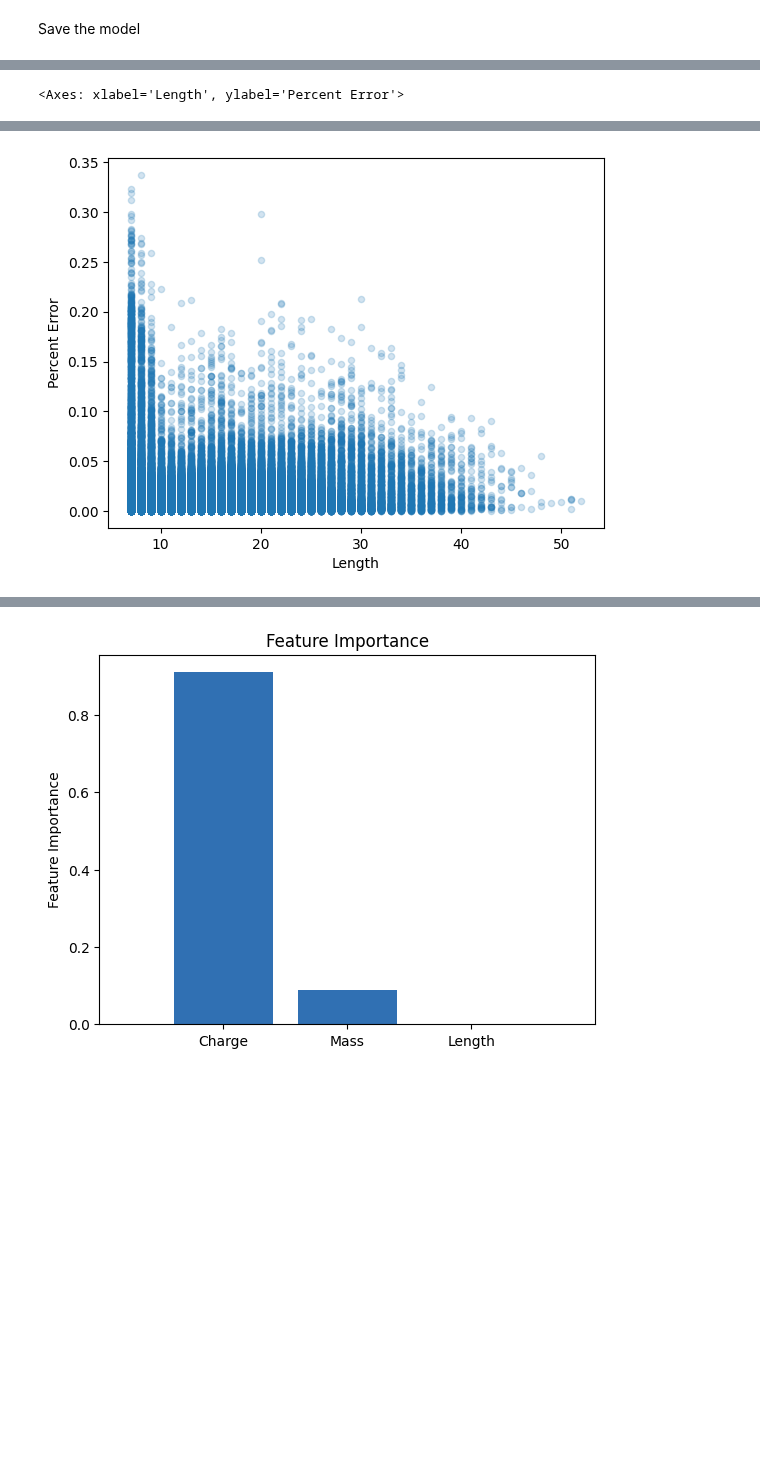
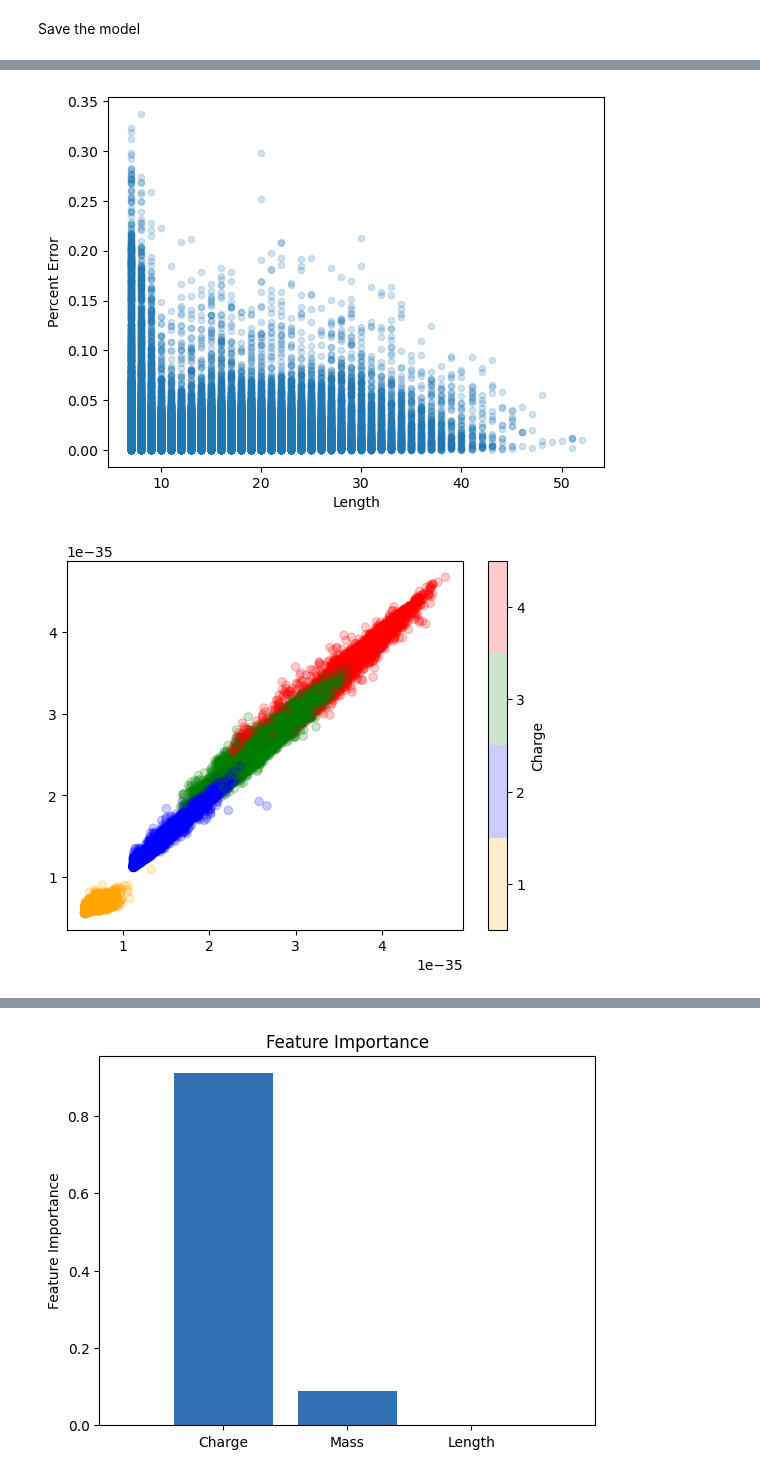
Before and after one commit to IngiumDev/ion-mobility-prediction, a Jupyter notebook: models/random_forest/Random_Forest_alpha_0.1.ipynb, the cells around one changed output, grey strips where cells are left out. Saved outputs shown, nothing was run; the diff lists cells and outputs as text; code cells hidden in the pictures; blank space fills up the shorter version.

Commit message:
Added seperated by charge graph

```diff
--- a/models/random_forest/Random_Forest_alpha_0.1.ipynb
+++ b/models/random_forest/Random_Forest_alpha_0.1.ipynb
@@ -212,7 +198,7 @@ mb_clean_frame['Predicted CCS'] = final_model.predict(X)
 # Reverse the z-score transformation
 mb_clean_frame['Predicted CCS'] = mb_clean_frame['Predicted CCS'] * ccs_std + ccs_mean
 # %%
-# Create a scatter plot of the error between the predicted and actual CCS values by sequence length. X = Experimental CCS, Y = Predicted CCS, Color = Sequence Length, Colormap = cool, alpha = 0.01
+
 mb_clean_frame.plot.scatter(
     x='CCS',
     y='Predicted CCS',
@@ -242,4 +228,26 @@ mb_clean_frame.plot.scatter(
     vmin=mb_clean_frame['Length'].min(),
     vmax=mb_clean_frame['Length'].max()
 )
+
+
+boundaries = [0.5, 1.5, 2.5, 3.5, 4.5]
+cmap = mcolors.ListedColormap(['orange', 'blue', 'green', 'red'])
+
+norm = BoundaryNorm(boundaries, cmap.N, clip=True)
+
+fig, ax = plt.subplots()
+
+scatter = ax.scatter(
+    x=mb_clean_frame['CCS'],
+    y=mb_clean_frame['Predicted CCS'],
+    c=mb_clean_frame['Charge'],
+    cmap=cmap,
+    norm=norm,
+    alpha=0.2
+)
+
+cbar = plt.colorbar(scatter, ticks=[1, 2, 3, 4])
+cbar.set_label('Charge')
+
+plt.show()
 # %% [output]
@@ -247,4 +255,4 @@ Spearman's Correlation Coefficient: 0.9984545058898625
-<Axes: xlabel='Length', ylabel='Percent Error'>
 [figure]
 [figure]
 [figure]
+[figure, added]
```
Also changed, not shown: parts of 6 cells of this notebook.
